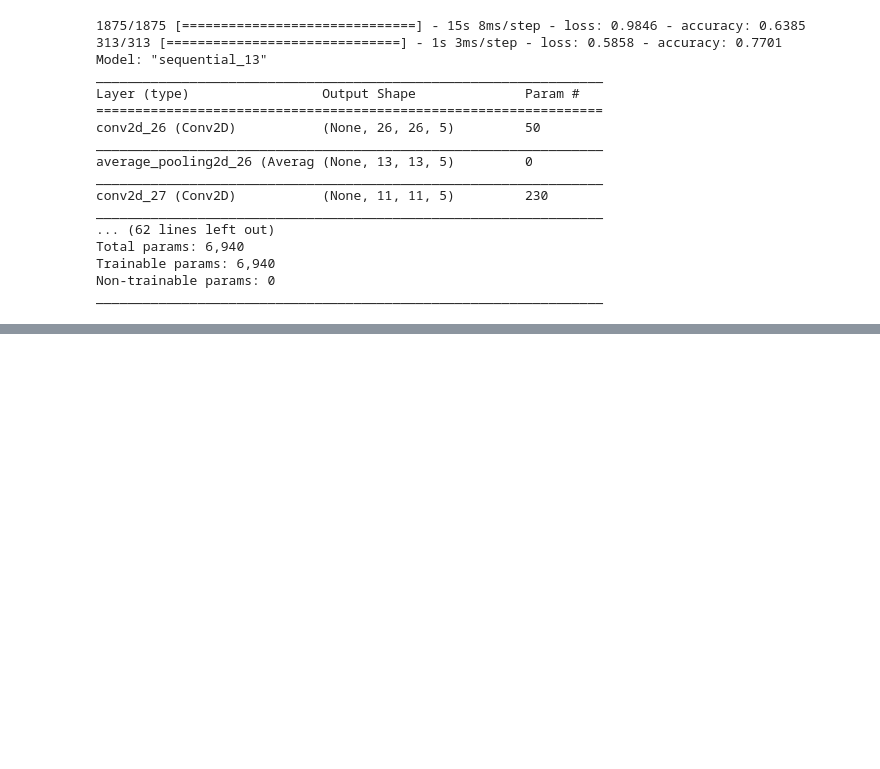
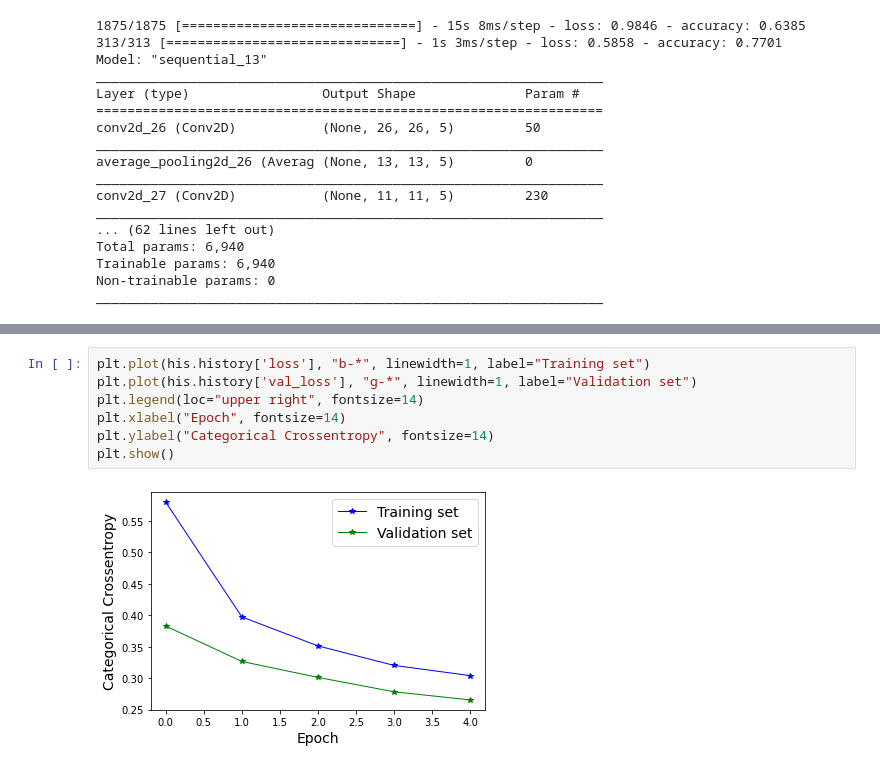
Before and after one commit to mortenhaahr/MAL, a Jupyter notebook: fashion-mnist/fashion-mnist-models.ipynb, the cells around one changed output, grey strips where cells are left out. Drawn from its saved outputs; the diff is of its cells as text; blank space fills up the shorter version.

Commit message:
Nu med plots

```diff
--- a/fashion-mnist/fashion-mnist-models.ipynb
+++ b/fashion-mnist/fashion-mnist-models.ipynb
@@ -391,0 +451,9 @@ _________________________________________________________________
+# %%
+plt.plot(his.history['loss'], "b-*", linewidth=1, label="Training set")
+plt.plot(his.history['val_loss'], "g-*", linewidth=1, label="Validation set")
+plt.legend(loc="upper right", fontsize=14)
+plt.xlabel("Epoch", fontsize=14)
+plt.ylabel("Categorical Crossentropy", fontsize=14)
+plt.show()
+# %% [output]
+[figure, added]
```
Also changed, not shown: parts of 5 cells of this notebook, 1 other file.
